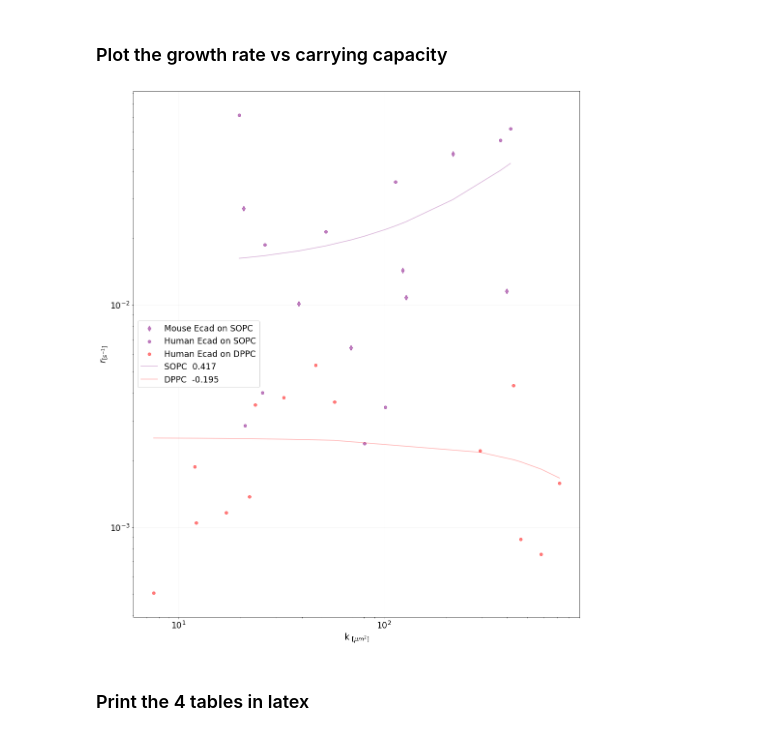
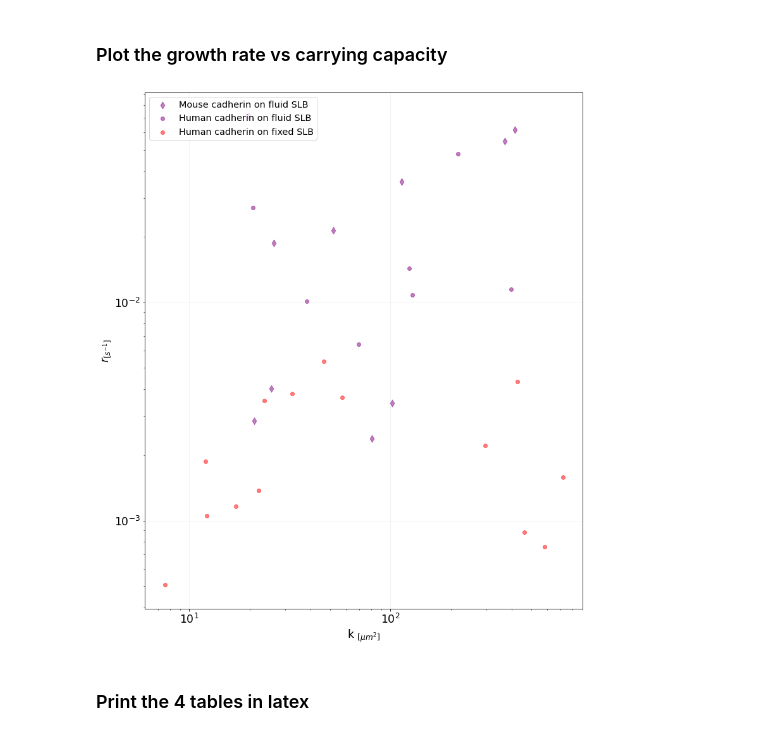
Before and after one commit to ahmed344/growth-curves, a Jupyter notebook: curves_separated.ipynb, the cells around one changed output. Saved outputs shown, nothing was run; the diff lists cells and outputs as text; code cells hidden in the pictures.

```diff
--- a/curves_separated.ipynb
+++ b/curves_separated.ipynb
@@ -82,15 +82,15 @@ for i in range(10):
 
     plt.subplot(4, 3, i+1)
     plt.plot(t, A, label='data', alpha = 0.6)                                                    # data
-    plt.plot(t, area_logistic(t, *popt_logistic), label='logistic', alpha = 0.6, color= 'g')     # logistic
-    plt.plot(t, area_Rlogistic(t, *popt_Rlogistic), label='Rlogistic', alpha = 0.6, color= 'r')  # Rlogistic
+    plt.plot(t, area_logistic(t, *popt_logistic), label=f'r = {popt_logistic[1]:.5f}', alpha = 0.6, color= 'g')     # logistic
+    plt.plot(t, area_Rlogistic(t, *popt_Rlogistic), label=f'$\u03BD$ = {popt_Rlogistic[3]:.5f}', alpha = 0.6, color= 'r')  # Rlogistic
     plt.title(f'{i}: {df["Date"][i]} {df["Discription"][i]}', fontsize='xx-large')
     if i > 6: plt.xlabel('Time [ S ]', fontsize='xx-large')
     if i % 3 == 0: plt.ylabel('Area [ $\mu m^2$ ]', fontsize='xx-large')
     plt.xticks(fontsize='x-large')
     plt.yticks(fontsize='x-large')
     plt.grid(color = 'gray', alpha = 0.1)
-    if i==0: plt.legend(loc='lower right', fontsize='xx-large')
+    plt.legend(loc='lower right', fontsize='xx-large')
 
 for k in range(10,12):
     plt.subplot(4, 3, k+1)
@@ -129,15 +129,15 @@ for i in range(7):
 
     plt.subplot(3, 3, i+1)
     plt.plot(t, A, label='data', alpha = 0.6)                                                    # data
-    plt.plot(t, area_logistic(t, *popt_logistic), label='logistic', alpha = 0.6, color= 'g')     # logistic
-    plt.plot(t, area_Rlogistic(t, *popt_Rlogistic), label='Rlogistic', alpha = 0.6, color= 'r')  # Rlogistic
+    plt.plot(t, area_logistic(t, *popt_logistic), label=f'r = {popt_logistic[1]:.5f}', alpha = 0.6, color= 'g')     # logistic
+    plt.plot(t, area_Rlogistic(t, *popt_Rlogistic), label=f'$\u03BD$ = {popt_Rlogistic[3]:.5f}', alpha = 0.6, color= 'r')  # Rlogistic
     plt.title(f'{j}: {df["Date"][j]} {df["Discription"][j]}', fontsize='xx-large')
     if i > 3: plt.xlabel('Time [ S ]', fontsize='xx-large')
     if i % 3 == 0: plt.ylabel('Area [ $\mu m^2$ ]', fontsize='xx-large')
     plt.xticks(fontsize='x-large')
     plt.yticks(fontsize='x-large')
     plt.grid(color = 'gray', alpha = 0.1)
-    if i==0: plt.legend(loc='lower right', fontsize='xx-large')
+    plt.legend(loc='lower right', fontsize='xx-large')
 
 for k in range(7,9):
     plt.subplot(3, 3, k+1)
@@ -176,15 +176,15 @@ for i in range(6):
 
     plt.subplot(2, 3, i+1)
     plt.plot(t, A, label='data', alpha = 0.6)                                                    # data
-    plt.plot(t, area_logistic(t, *popt_logistic), label='logistic', alpha = 0.6, color= 'g')     # logistic
-    plt.plot(t, area_Rlogistic(t, *popt_Rlogistic), label='Rlogistic', alpha = 0.6, color= 'r')  # Rlogistic
+    plt.plot(t, area_logistic(t, *popt_logistic), label=f'r = {popt_logistic[1]:.5f}', alpha = 0.6, color= 'g')     # logistic
+    plt.plot(t, area_Rlogistic(t, *popt_Rlogistic), label=f'$\u03BD$ = {popt_Rlogistic[3]:.5f}', alpha = 0.6, color= 'r')  # Rlogistic
     plt.title(f'{j}: {df["Date"][j]} {df["Discription"][j]}', fontsize='xx-large')
     if i > 2: plt.xlabel('Time [ S ]', fontsize='xx-large')
     if i % 3 == 0: plt.ylabel('Area [ $\mu m^2$ ]', fontsize='xx-large')
     plt.xticks(fontsize='x-large')
     plt.yticks(fontsize='x-large')
     plt.grid(color = 'gray', alpha = 0.1)
-    if i==0: plt.legend(loc='lower right', fontsize='xx-large')
+    plt.legend(loc='lower right', fontsize='xx-large')
 
 plt.savefig('Results/area_curves_dppc2')
 plt.show()
@@ -219,15 +219,15 @@ for i in range(8):
 
     plt.subplot(3, 3, i+1)
     plt.plot(t, A, label='data', alpha = 0.6)                                                    # data
-    plt.plot(t, area_logistic(t, *popt_logistic), label='logistic', alpha = 0.6, color= 'g')     # logistic
-    plt.plot(t, area_Rlogistic(t, *popt_Rlogistic), label='Rlogistic', alpha = 0.6, color= 'r')  # Rlogistic
+    plt.plot(t, area_logistic(t, *popt_logistic), label=f'r = {popt_logistic[1]:.5f}', alpha = 0.6, color= 'g')     # logistic
+    plt.plot(t, area_Rlogistic(t, *popt_Rlogistic), label=f'$\u03BD$ = {popt_Rlogistic[3]:.5f}', alpha = 0.6, color= 'r')  # Rlogistic
     plt.title(f'{j}: {df["Date"][j]} {df["Discription"][j]}', fontsize='xx-large')
     if i > 4: plt.xlabel('Time [ S ]', fontsize='xx-large')
     if i % 3 == 0: plt.ylabel('Area [ $\mu m^2$ ]', fontsize='xx-large')
     plt.xticks(fontsize='x-large')
     plt.yticks(fontsize='x-large')
     plt.grid(color = 'gray', alpha = 0.1)
-    if i==0: plt.legend(loc='lower right', fontsize='xx-large')
+    plt.legend(loc='lower right', fontsize='xx-large')
 
 for k in range(8,9):
     plt.subplot(3, 3, k+1)
@@ -367,42 +359,42 @@ plt.show()
 # %%
 # # Calculate the slope and intercept of the growth rate and carrying capacity
 # m, b = np.polyfit(k, r, 1)
 
 # # Calculate the Pearson correlation coefficient
 # p = np.corrcoef(k, r)[0][1]
 
 # Plot the results
-plt.figure(figsize=(16.54,20))
+plt.figure(figsize=(12.4,15))
 
 # Scatter the growth rate against the carrying capacity
-plt.scatter(k_sopc2, r_sopc2, color='purple', alpha = 0.5, label='Mouse Ecad on SOPC', marker='d', s = 60)
-plt.scatter(k_sopc3, r_sopc3, color='purple', alpha = 0.5, label='Human Ecad on SOPC')
-plt.scatter(k_dppc, r_dppc, color='red', alpha = 0.5, label='Human Ecad on DPPC')
+plt.scatter(k_sopc3, r_sopc3, color='purple', alpha = 0.5, label='Mouse cadherin on fluid SLB', marker='d', s = 60)
+plt.scatter(k_sopc2, r_sopc2, color='purple', alpha = 0.5, label='Human cadherin on fluid SLB')
+plt.scatter(k_dppc, r_dppc, color='red', alpha = 0.5, label='Human cadherin on fixed SLB')
 
 # # Annotate each data point with it's index and initial area
 # for i, A in enumerate(a): plt.annotate(f'[{i}]  {A:.1f}', (r[i], k[i]), fontsize='large')
 
 plt.xlabel('k $_{[\mu m^2]}$', fontsize='xx-large')
 plt.ylabel('$r_{[s^{-1}]}$', fontsize='xx-large')
 #plt.title(f'Growth rate vs carrying capacity with Pearson correlation coefficient {p:.3f}', fontsize='xx-large')
 
 # plot the fitted line between the data points
-m, b = np.polyfit(k_sopc, r_sopc, 1)
-plt.plot(np.sort(k_sopc), m*np.sort(k_sopc) + b, color='purple', alpha = 0.3, label=f'SOPC  {np.corrcoef(k_sopc, r_sopc)[0][1]:.3f}')
+# m, b = np.polyfit(k_sopc, r_sopc, 1)
+# plt.plot(np.sort(k_sopc), m*np.sort(k_sopc) + b, color='purple', alpha = 0.3, label=f'SOPC slope = {m:.5f}, p = {np.corrcoef(k_sopc, r_sopc)[0][1]:.2f}')
 
-m, b = np.polyfit(k_dppc, r_dppc, 1)
-plt.plot(np.sort(k_dppc), m*np.sort(k_dppc) + b, color='red', alpha = 0.3, label=f'DPPC  {np.corrcoef(k_dppc, r_dppc)[0][1]:.3f}')
+# m, b = np.polyfit(k_dppc, r_dppc, 1)
+# plt.plot(np.sort(k_dppc), m*np.sort(k_dppc) + b, color='red', alpha = 0.3, label=f'DPPC slope = {m:.5f}, p = {np.corrcoef(k_dppc, r_dppc)[0][1]:.2f}')
 
 plt.xticks(fontsize='xx-large')
 plt.yticks(fontsize='xx-large')
 plt.yscale('log')
 plt.xscale('log')
 plt.grid(alpha = 0.2)
-plt.legend(fontsize='xx-large')
+plt.legend(fontsize='x-large', loc='upper left')
 
 plt.savefig('Results/Growth_rate_vs_carrying_capacity')
 # %% [output]
-[figure, old version]
+[figure, new version]
 # %% [markdown]
 ### Print the 4 tables in latex
 # %%
```
Also changed, not shown: parts of 7 cells of this notebook.
